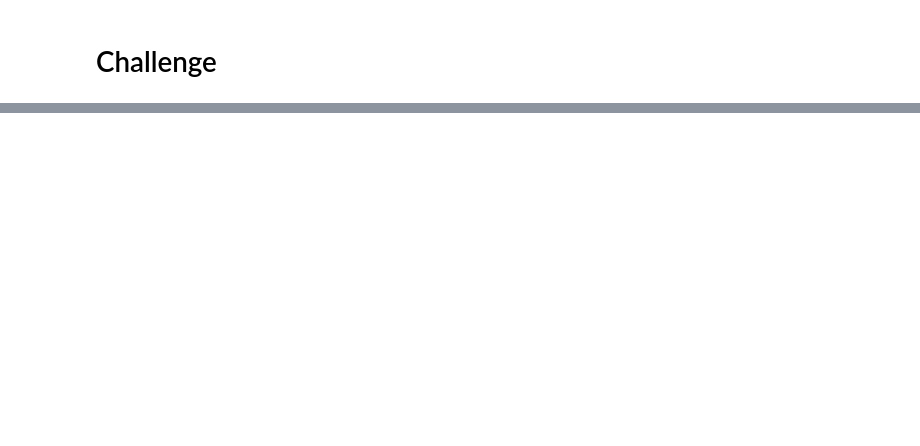
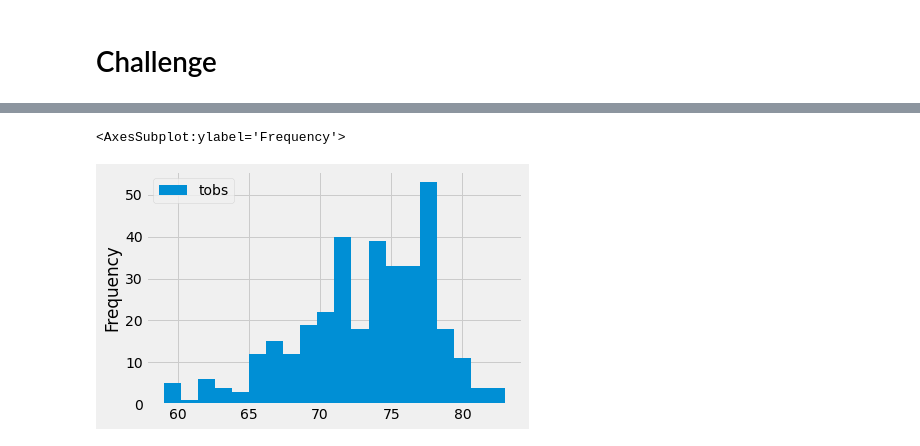
Before and after one commit to Vitulli/surfs_up, a Jupyter notebook: climate_analysis.ipynb, the cells around one changed output, grey strips where cells are left out. Saved outputs shown, nothing was run; the diff lists cells and outputs as text; code cells hidden in the pictures; blank space fills up the shorter version.

```diff
--- a/climate_analysis.ipynb
+++ b/climate_analysis.ipynb
@@ -100,0 +138,5 @@ df.describe()
+# %%
+df.plot.hist(bins=20)
+# %% [output]
+<AxesSubplot:ylabel='Frequency'>
+[figure, added]
```
Also changed, not shown: parts of 6 cells of this notebook.
